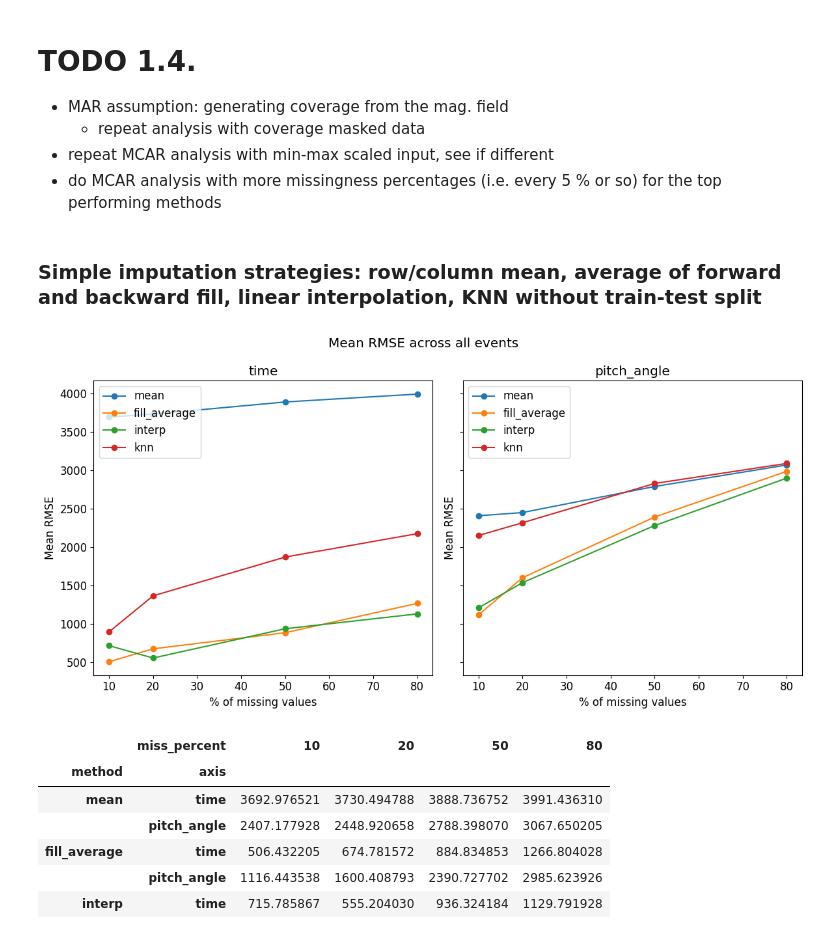
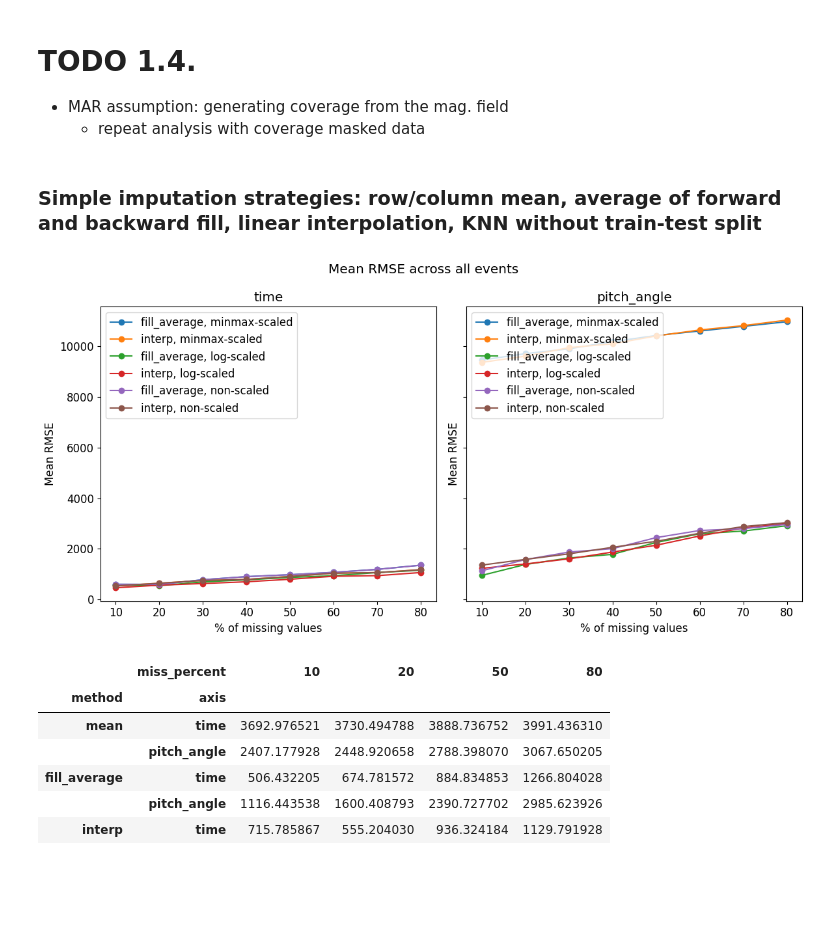
Before and after one commit to ojsant/gradu, a Jupyter notebook: pad_imputation.ipynb, the cells around one changed output. Cells and saved outputs as stored; diff of their text form; code cells hidden in the pictures; blank space fills up the shorter version.

```diff
--- a/pad_imputation.ipynb
+++ b/pad_imputation.ipynb
@@ -3,8 +3,6 @@
 
 - MAR assumption: generating coverage from the mag. field
     - repeat analysis with coverage masked data
-- repeat MCAR analysis with min-max scaled input, see if different
-- do MCAR analysis with more missingness percentages (i.e. every 5 % or so) for the top performing methods
 # %%
 import numpy as np
 import pandas as pd
@@ -38,58 +36,64 @@ wind = WindConstants()
 # %% [markdown]
 ### Simple imputation strategies: row/column mean, average of forward and backward fill, linear interpolation, KNN without train-test split
 # %%
-import subprocess
+results_path = Path(".") / "minmax_scaled_results"
+results_path.mkdir(exist_ok=True)
+
 imputer = PADImputer(wind)
 
-miss_pcts = np.arange(10, 80, 5)
+miss_pcts = np.arange(10, 81, 10)
 
 events = pd.read_csv("events.csv")
 for event_no in range(len(events)):
     event_key = events.values[event_no][0]
-    if event_key.split("-")[0] < "20121007":
-        continue
-    for method, miss_pct in product(["fill_average", "interp", "cubic"], miss_pcts):
-        rc = subprocess.run(("python3", "analysis.py", event_key, method, "time", str(miss_pct)))
+    if event_key.split("-")[0] > "20120930":
+        break
+    for method, axis, miss_pct in product(["fill_average", "interp"], ["time", "pitch_angle"], miss_pcts):
+        imputer.axis = 0 if axis == "time" else 1
+        imputer.method = method
+        imputer.run_analysis(event_key, miss_pct, repeats=50, scale="min_max",
+                             fname=f"{event_key}_{imputer.method}_axis{imputer.axis}_{miss_pct}pct",
+                             file_path=file_path, results_path=results_path,
+                             show_plot=False, save_plot=False)
     clear_output()
 # %%
 import matplotlib.pyplot as plt
 import numpy as np
 import os
 
-results_path = Path("/home/ojsant/gradu/results")
-means = pd.read_csv("/home/ojsant/gradu/results/20120728-220737.csv", header=[0, 1], index_col=[0, 1])["rmse_mean"]
-stds = means.copy()
-base_arr = np.zeros((8,4))
-dfs = []
-for i, csv in enumerate(os.listdir(results_path)):
-    dfs.append(pd.read_csv(results_path / csv, header=[0, 1], index_col=[0, 1])["rmse_mean"].to_numpy())
+row_vars = ["time", "pitch_angle"]
+col_vars = ["fill_average", "interp"]
+fig, axs = plt.subplots(ncols=2, figsize=(12, 6), sharex=True, sharey=True)
+fig.suptitle("Mean RMSE across all events")
 
-dfs = np.stack(dfs)
-mean_rmses = np.nanmean(dfs, axis=0)
-means.iloc[:] = mean_rmses
-std_rmses = np.std(dfs, axis=0, ddof=1)
-stds.iloc[:] = std_rmses
+for scale in ["minmax", "log", "non"]:
+    results_path = Path(f"/home/ojsant/gradu/{scale}_scaled_results")
+    means = pd.read_csv(f"/home/ojsant/gradu/{scale}_scaled_results/20120728-220737.csv", header=[0, 1], index_col=[0, 1])["rmse_mean"]
+    stds = pd.read_csv(f"/home/ojsant/gradu/{scale}_scaled_results/20120728-220737.csv", header=[0, 1], index_col=[0, 1])["rmse_std"]
+    #base_arr = np.zeros((8,4))
+    dfs_mean = []
+    dfs_std = []
+    for i, csv in enumerate(os.listdir(results_path)):
+        dfs_mean.append(pd.read_csv(results_path / csv, header=[0, 1], index_col=[0, 1])["rmse_mean"].to_numpy())
+        dfs_std.append(pd.read_csv(results_path / csv, header=[0, 1], index_col=[0, 1])["rmse_std"].to_numpy())
 
-pcts = means.columns.astype(int)
+    means.iloc[:] = np.nanmean(np.stack(dfs_mean), axis=0)
+    #stds.iloc[:] = np.nanmean(np.stack(dfs_std), axis=0)
 
-row_vars = ["time", "pitch_angle"]
-col_vars = ["mean", "fill_average", "interp", "knn"]
+    pcts = means.columns.astype(int)
+    # Plot data
+    for i, axis in enumerate(row_vars):
+        for method in col_vars:
+            axs[i].errorbar(pcts, means.loc[(method, axis)].values, yerr=None, fmt="o-", capsize=5, label=f"{method}, {scale}-scaled")
+        axs[i].set_title(axis)
+        axs[i].legend(loc="upper left")
+        axs[i].set_xlabel(r"% of missing values")
+        axs[i].set_ylabel("Mean RMSE")
 
-fig, axs = plt.subplots(ncols=2, figsize=(12, 6), sharex=True, sharey=True)
-
-fig.suptitle("Mean RMSE across all events")
-# Plot data
-for i, axis in enumerate(row_vars):
-    for method in col_vars:
-        axs[i].plot(pcts, means.loc[(method, axis)].values, "o-", label=method)
-    axs[i].set_title(axis)
-    axs[i].legend(loc="upper left")
-    axs[i].set_xlabel(r"% of missing values")
-    axs[i].set_ylabel("Mean RMSE")
 plt.tight_layout()
 plt.show()
 # %% [output]
-[figure, old version]
+[figure, new version]
 # %%
 means
 # %% [output]
```
Also changed, not shown: parts of 8 cells of this notebook, 3 other files.
